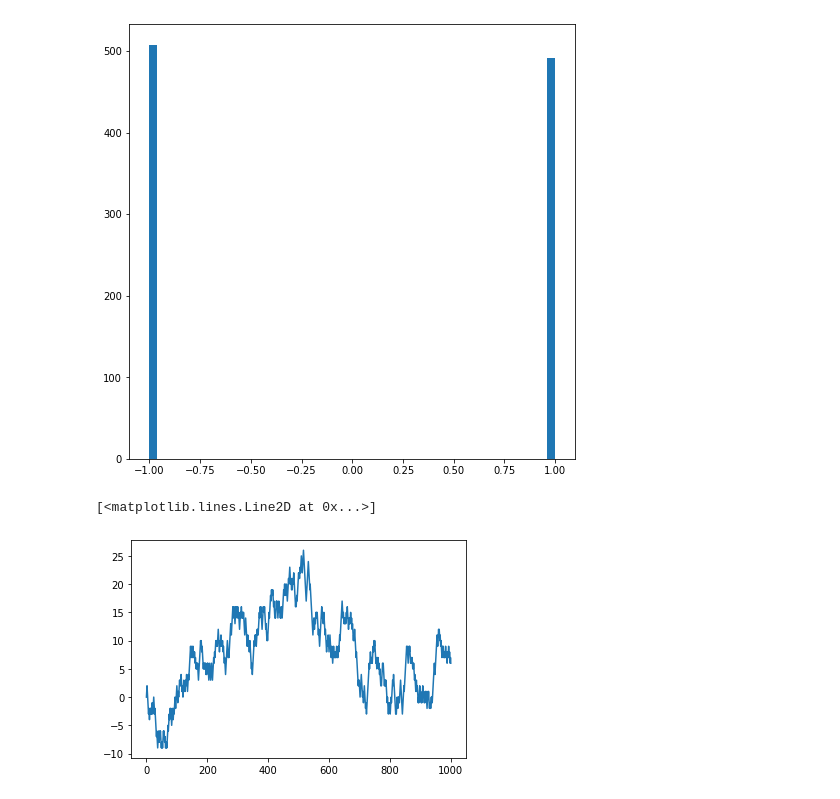
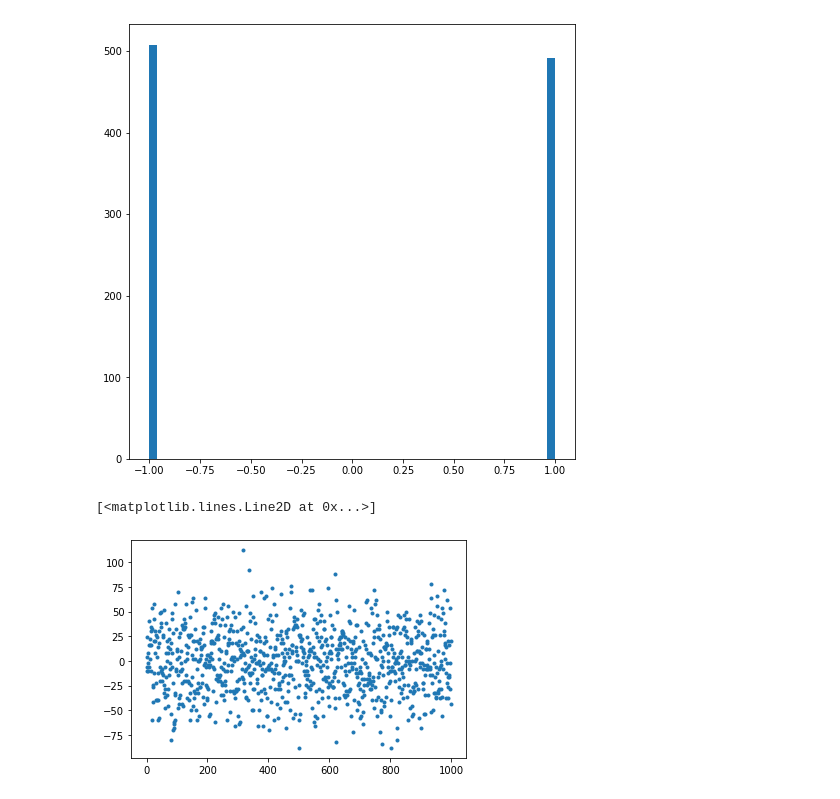
Before and after one commit to NTHU-Phys-Qubit/class-03162020-Chan-Sing-Hong, a Jupyter notebook: random_walk.ipynb, the cells around one changed output. Saved outputs shown, nothing was run; the diff lists cells and outputs as text; code cells hidden in the pictures.

```diff
--- a/random_walk.ipynb
+++ b/random_walk.ipynb
@@ -46,27 +46,20 @@ _ = ax.hist(step, bins = 50)
 # %%
 position = np.zeros(n+1)
 last_position = []
 for j in range(n_stat):
     step = np.random.randint(2, size=n)
-for i in range(n):
-    if step[i] < 1:
-        step[i] = -1
+    for i in range(n):
+        if step[i] < 1:
+            step[i] = -1
     position = np.zeros(n+1)
     for i in range(n):
         position[i+1] = position[i] + step[i]
     last_position.append(position[-1])
 
 # plt.plot(position)
 plt.plot(last_position, '.')
-
-
-i = 0
-for i in range(n):
-    position[i+1] = position[i] + step[i]
-
-plt.plot(position)
 # %% [output]
 [<matplotlib.lines.Line2D at 0x...>]
-[figure, old version]
+[figure, new version]
 # %%
 fix, ax = plt.subplots(figsize = (8, 8))
```
Also changed, not shown: parts of 5 cells of this notebook.
